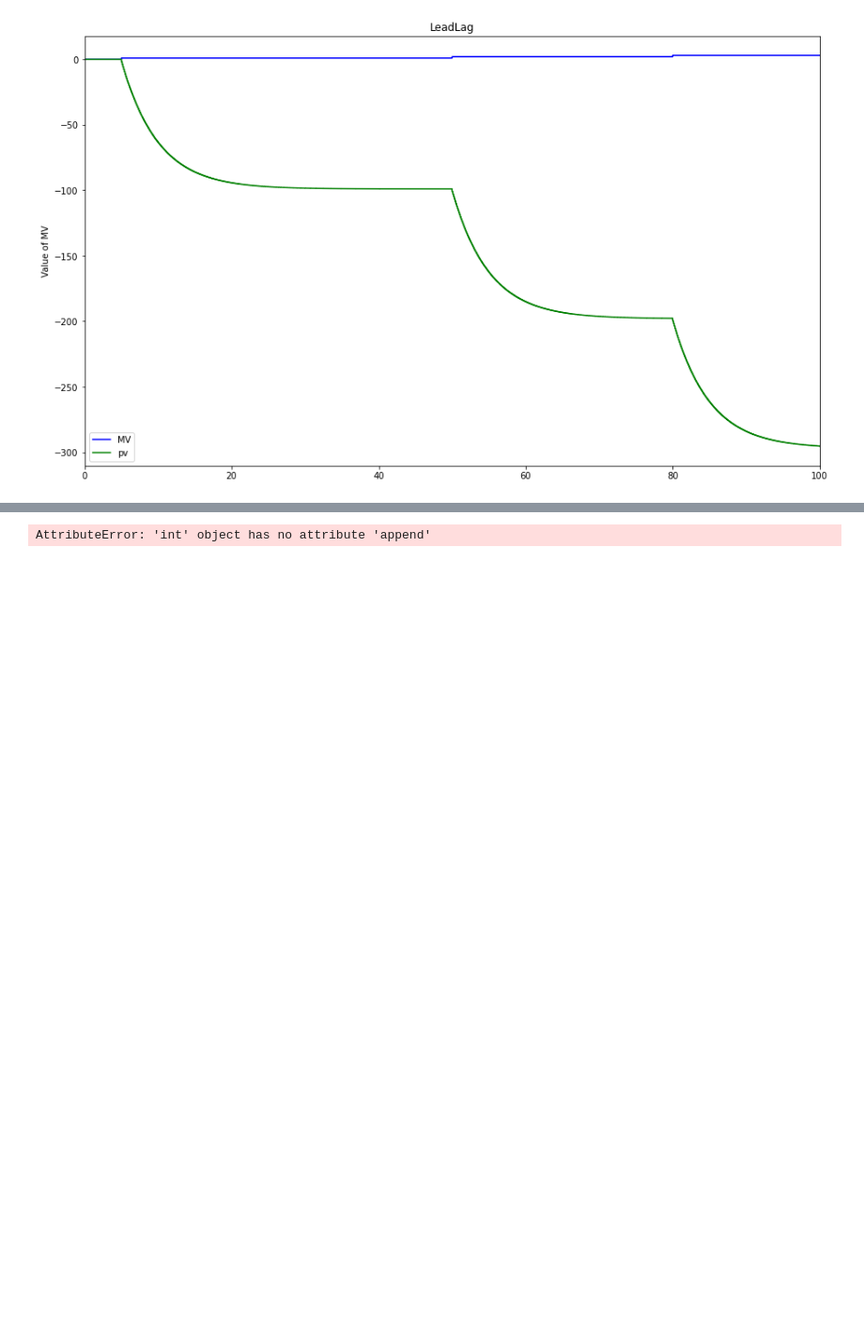
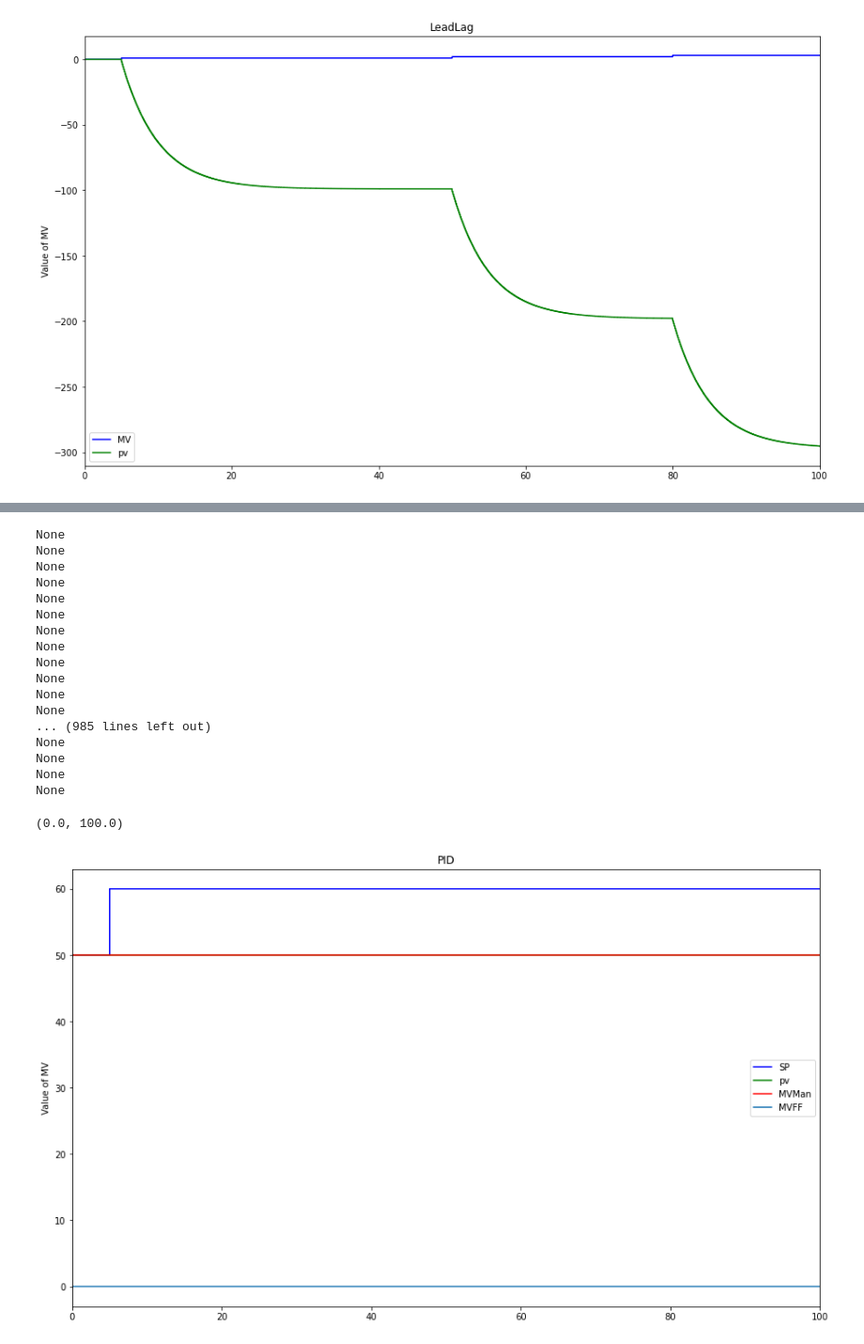
Before and after one commit to Quentin-Jadoul/Control_theory, a Jupyter notebook: Package18155_18316.ipynb, the cells around one changed output, grey strips where cells are left out. Shown at 94% size. Cells and saved outputs as stored; diff of their text form; code cells hidden in the pictures; blank space fills up the shorter version.

```diff
--- a/Package18155_18316.ipynb
+++ b/Package18155_18316.ipynb
@@ -72,46 +93,71 @@ E=[]
 MVP=[]
 MVI=[]
 MVD=[]
+MVFF=[]
 
 
 SPPath={0:50, 5:60, TSim:60}
+
 PVPath={0:50, 5:50, TSim:50}
 ManPath={0:False, TSim:False}#automatic mode #true if manual mode
 MVManPath={0:50,TSim:50}
 MVFFPath={0:0,TSim:0}
 
 
 Man= False
 Kc=20
 Ti=0
 Td=1
 alpha=1
 MVMin=0
 MVMax=100
-MVMan=0
-MVFF=0
+MVMan=[]
 
 
 # Path for MV and MVMan
 #MVPath = {0: 0, 5: 1, 50: 2, 80: 3}
 
+
+
+
 for i in range(0,N):
     t.append(i*Ts)
     SelectPath_RT(SPPath,t,SP)
+    #print(SP)
     SelectPath_RT(PVPath,t,PV)
     #SelectPath_RT(ManPath,t,Man)
-    #SelectPath_RT(MVManPath,t,MVMan)
+
+    SelectPath_RT(MVManPath,t,MVMan)
     SelectPath_RT(MVFFPath,t,MVFF)
-
-    PID_RT(SP,PV,Man, MVMan, MVFF,Kc,Ti,Td,alpha,Ts, MVMin, MVMax,MV,MVP,MVI,MVD,E, ManFF=False, PVInit=0, method='EBD-EBD')
-
+    x=PID_RT(SP,PV,Man, MVMan, MVFF,Kc,Ti,Td,alpha,Ts, MVMin, MVMax,MV,MVP,MVI,MVD,E, ManFF=False, PVInit=0, method='EBD-EBD')
+    print(x)
 plt.figure(figsize = (15,9))
 
-plt.step(t,MV,'b-',label='MV',where='post')
+plt.step(t,SP,'b-',label='SP',where='post')
 plt.step(t,PV,'g-',label='pv',where='post')
+plt.step(t,MVMan,'r-',label='MVMan',where='post')
+plt.step(t,MVFF,'-',label='MVFF',where='post')
 plt.ylabel('Value of MV')
 plt.legend(loc='best')
-plt.title('LeadLag')
+plt.title('PID')
 plt.xlim([0, TSim])
 # %% [output]
-AttributeError: 'int' object has no attribute 'append'
+None
+None
+None
+None
+None
+None
+None
+None
+None
+None
+None
+None
+... (985 lines left out)
+None
+None
+None
+None
+(0.0, 100.0)
+[figure, added]
```
Also changed, not shown: parts of 2 cells of this notebook, 1 other file.
